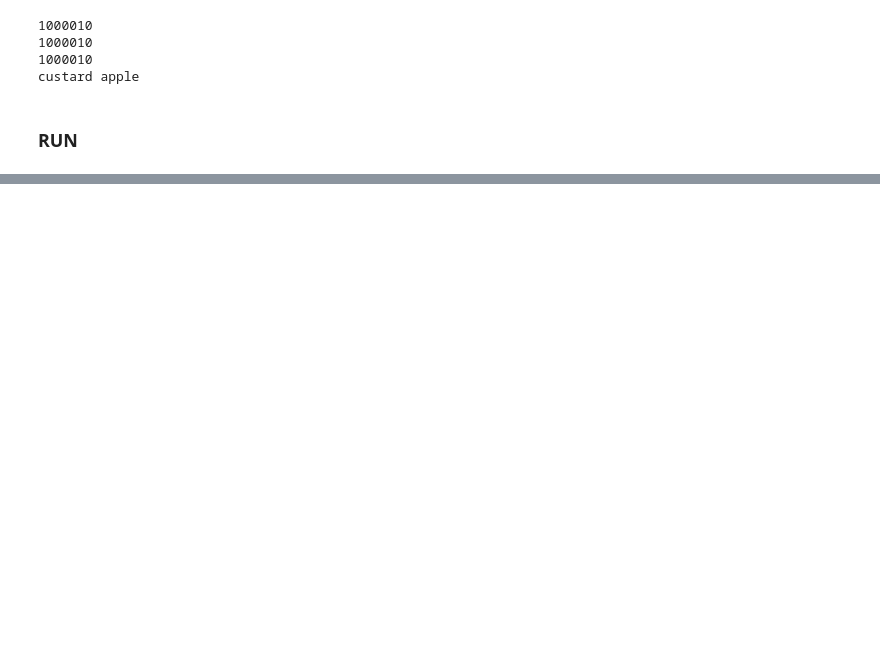
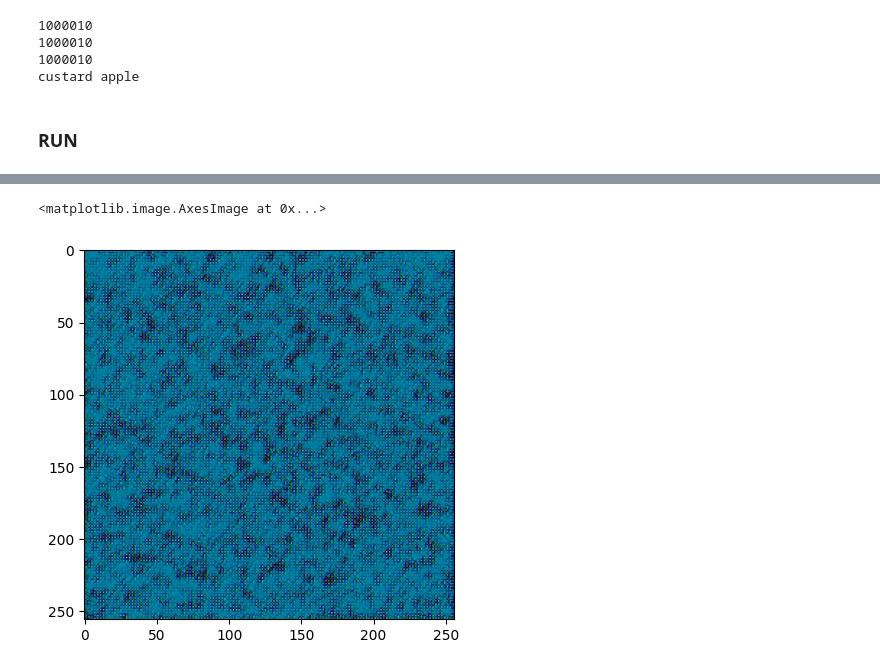
Before and after one commit to ERAnOnFzx/Create-Your-Own-Stable-Diffusion, a Jupyter notebook: CreateYourOwnStableDiffusion.ipynb, the cells around one changed output, grey strips where cells are left out. Saved outputs shown, nothing was run; the diff lists cells and outputs as text; code cells hidden in the pictures; blank space fills up the shorter version.

```diff
--- a/CreateYourOwnStableDiffusion.ipynb
+++ b/CreateYourOwnStableDiffusion.ipynb
@@ -662,3 +701,14 @@ plt.imshow(modeltest.reshape((256,256,3)))
+# %%
+model = tf.keras.models.load_model('./results/result2')
+ds3 = tf.data.Dataset.from_tensor_slices((np.array([1]),np.array([1]))).map(create_dataset).batch(1)
+modeltest = model.predict(ds3)
+mintest = np.min(modeltest)
+maxtest = np.max(modeltest)
+modeltest = (modeltest-mintest)/(maxtest-mintest)
+plt.imshow(modeltest.reshape((256,256,3)))
+# %% [output]
+<matplotlib.image.AxesImage at 0x...>
+[figure, added]
 # %% [markdown]
 <span style="color:red; font-size:20pt; font-family:Times New Roman">
 The generated results can be seen to be not very satisfactory, and I believe the main reason is the insufficient number of training epochs. I tested the results with only 10 epochs of training, and could only see sporadic black dots. After training for 30 epochs, the number of generated black dots noticeably increased. I believe that with the continuous increase in the number of training epochs, the quality of generated results will also be improved. This notebook was trained on an RTX 4090 for the sole purpose of understanding the structure of the Stable Diffusion model. Even with reduced data volume and training iterations, such large models are not feasible for training on a personal computer.<br>
```
Also changed, not shown: parts of 5 cells of this notebook.
